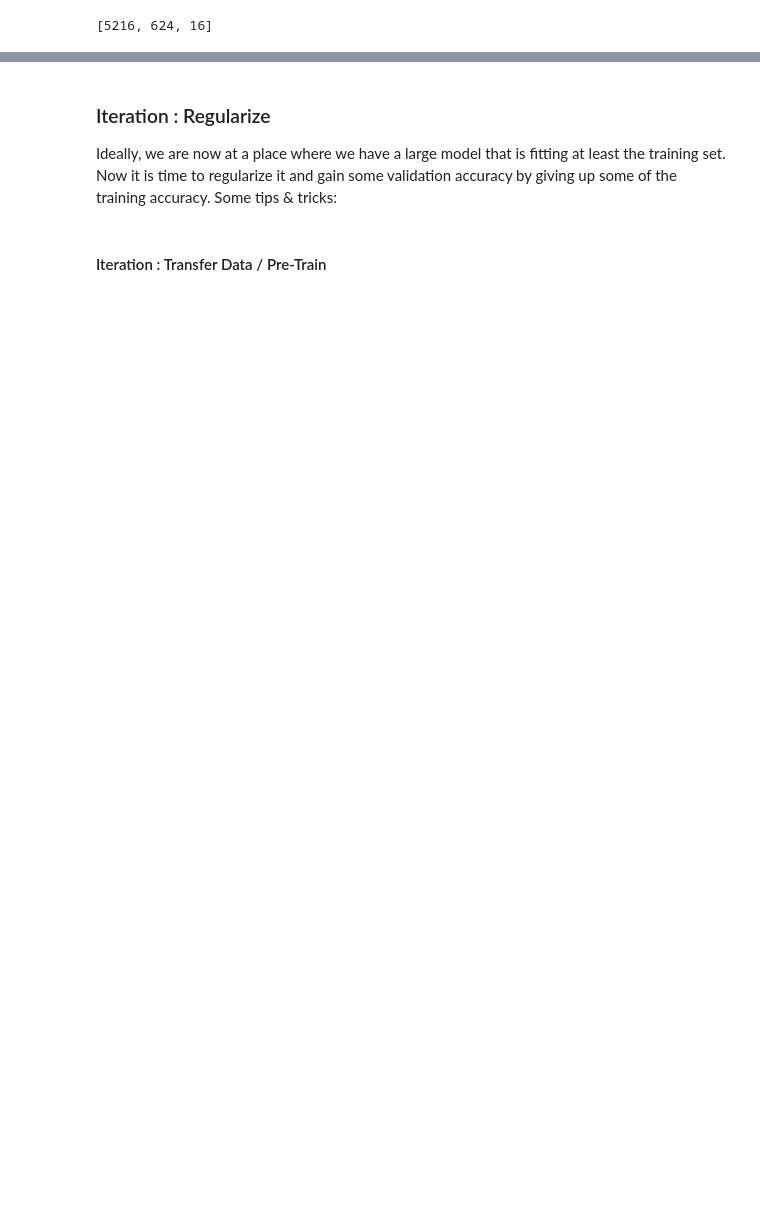
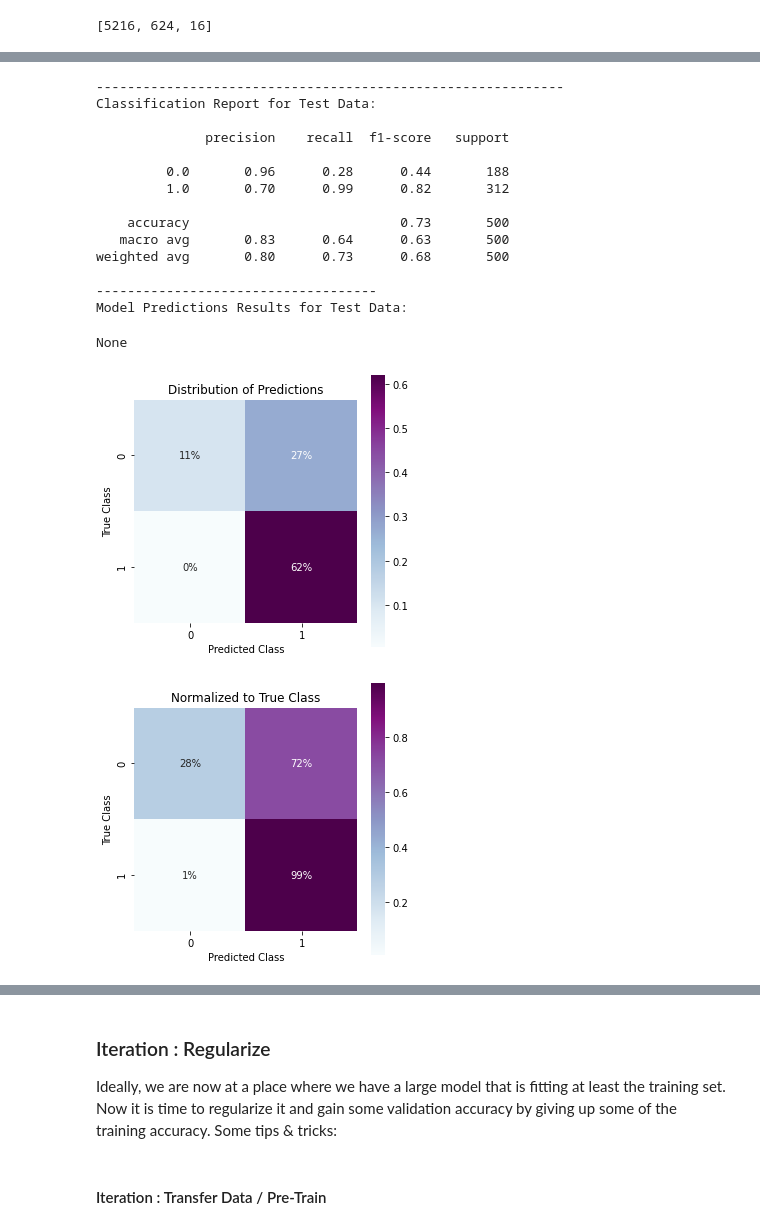
Before and after one commit to anna-dang/mod04-computer_vision_CNN, a Jupyter notebook: project_4_notebook.ipynb, the cells around one changed output, grey strips where cells are left out. Cells and saved outputs as stored; diff of their text form; code cells hidden in the pictures; blank space fills up the shorter version.

```diff
--- a/project_4_notebook.ipynb
+++ b/project_4_notebook.ipynb
@@ -479,0 +419,14 @@ Build up a model that is over fit, then work on validation loss reduction. explo
+# %%
+# Set baseline call backs
+earlystop = callbacks.EarlyStopping(verbose=1,
+                                    monitor='val_accuracy',
+                                    min_delta=0.01,
+                                    patience=3)
+
+checkpoint = callbacks.ModelCheckpoint(filepath=project_path+"weights.{epoch:02d}-{val_accuracy:.2f}.hdf5",
+                                       save_weights_only=True,
+                                       monitor='val_accuracy',
+                                       mode='max',
+                                       save_best_only=True)
+
+call_list = [earlystop, checkpoint]
@@ -479,0 +590,15 @@ Build up a model that is over fit, then work on validation loss reduction. explo
+# %%
+
+cnn2 = Sequential([Conv2D(8, kernel_size=(3, 3), activation='relu', padding='same',input_shape=input_image_size),
+                  MaxPooling2D(pool_size=(2, 2), strides=2),
+                  Conv2D(16, kernel_size=(5, 5), activation='relu'),
+                  MaxPooling2D(pool_size=(2, 2), strides=2),
+                  Flatten(),
+                  Dense(120, activation='relu'),
+                  Dense(84, activation='relu'),
+                  Dense(1, activation = 'sigmoid')])
+
+cnn2.compile(optimizer = 'adam',
+                loss = 'binary_crossentropy',
+                metrics = mod_metrics)
+cnn2.summary()
@@ -479,0 +623,6 @@ Build up a model that is over fit, then work on validation loss reduction. explo
+# %%
+history2 = cnn2.fit(train_generator,
+                              epochs = 10,
+                              validation_data = val_generator,
+                              callbacks = call_list,
+                              class_weight=class_weight)
@@ -479,0 +649,21 @@ Build up a model that is over fit, then work on validation loss reduction. explo
+# %%
+display(evaluate_model(cnn2, test_images, test_labels))
+plot_metrics(history2)
+# %% [output]
+------------------------------------------------------------
+Classification Report for Test Data:
+
+              precision    recall  f1-score   support
+
+         0.0       0.96      0.28      0.44       188
+         1.0       0.70      0.99      0.82       312
+
+    accuracy                           0.73       500
+   macro avg       0.83      0.64      0.63       500
+weighted avg       0.80      0.73      0.68       500
+
+------------------------------------
+Model Predictions Results for Test Data:
+None
+[figure, added]
+[figure, added]
```
Also changed, not shown: parts of 106 cells of this notebook.
